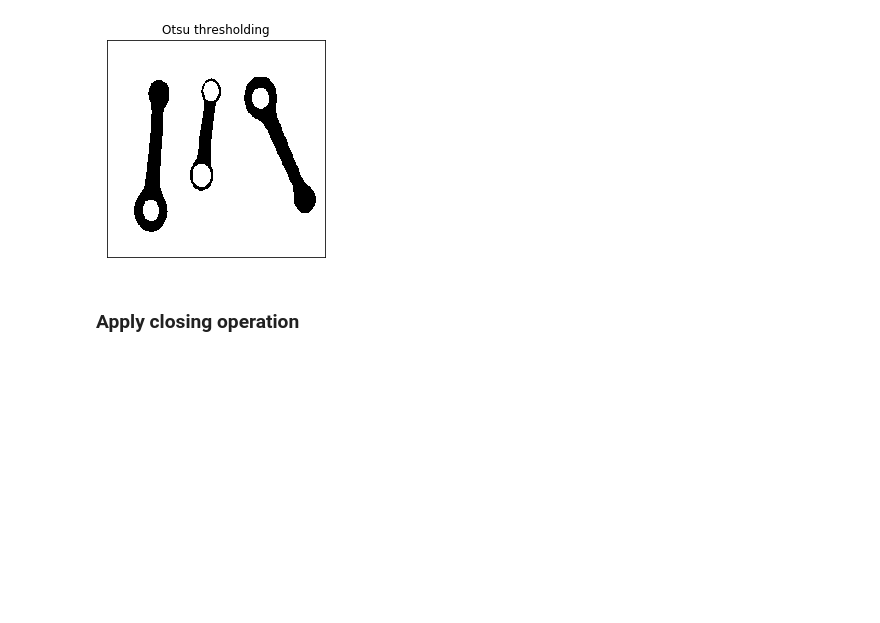
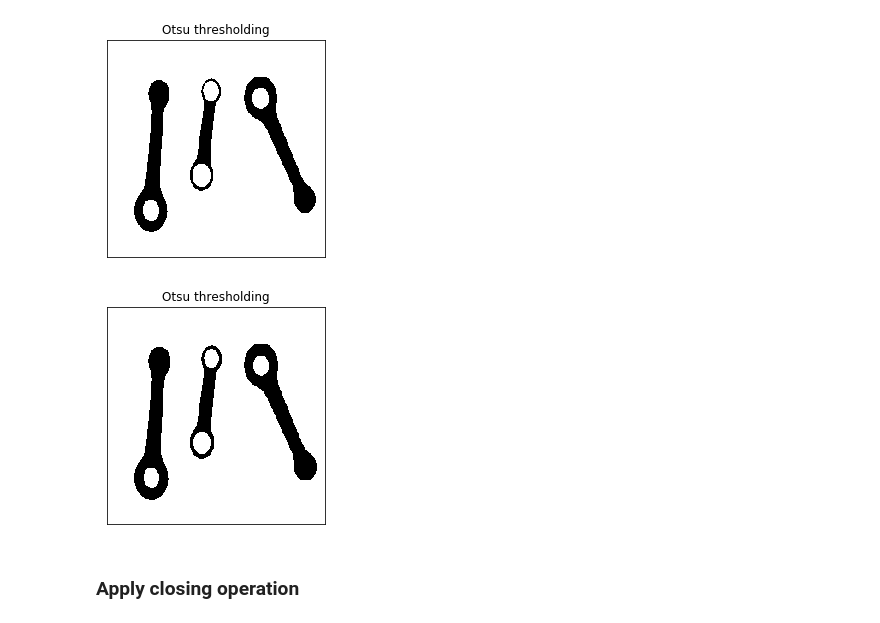
Before and after one commit to pptr3/connecting-rods, a Jupyter notebook: Connecting Rods.ipynb, the cells around one changed output. Saved outputs shown, nothing was run; the diff lists cells and outputs as text; code cells hidden in the pictures; blank space fills up the shorter version.

```diff
--- a/Connecting Rods.ipynb
+++ b/Connecting Rods.ipynb
@@ -26,6 +26,15 @@ plt.title('Otsu thresholding'), plt.xticks([]), plt.yticks([])
 plt.show()
 # %% [output]
 [figure]
+# %%
+kernel = np.ones((2,2), np.uint8)
+# actually this is a dilation
+imgf = cv.erode(imgf, kernel, iterations=1)
+plt.imshow(imgf,cmap = 'gray')
+plt.title('Otsu thresholding'), plt.xticks([]), plt.yticks([])
+plt.show()
+# %% [output]
+[figure, added]
 # %% [markdown]
 ### Apply closing operation
 # %%
```
Also changed, not shown: parts of 7 cells of this notebook.
